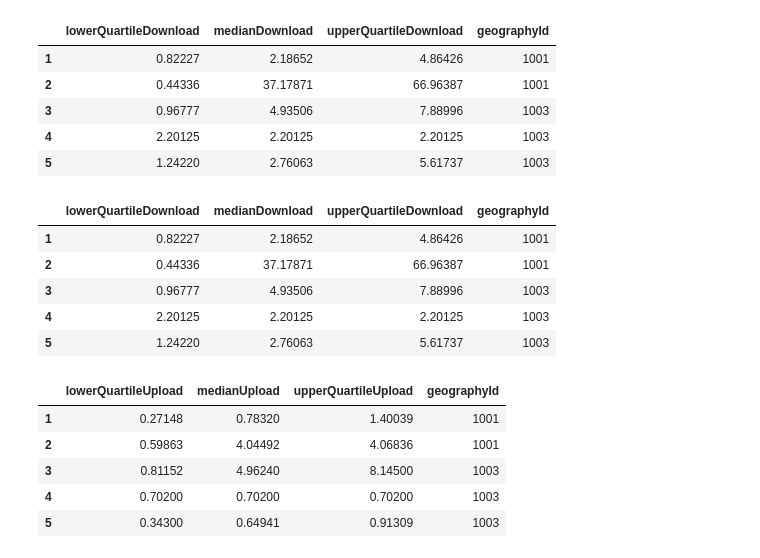
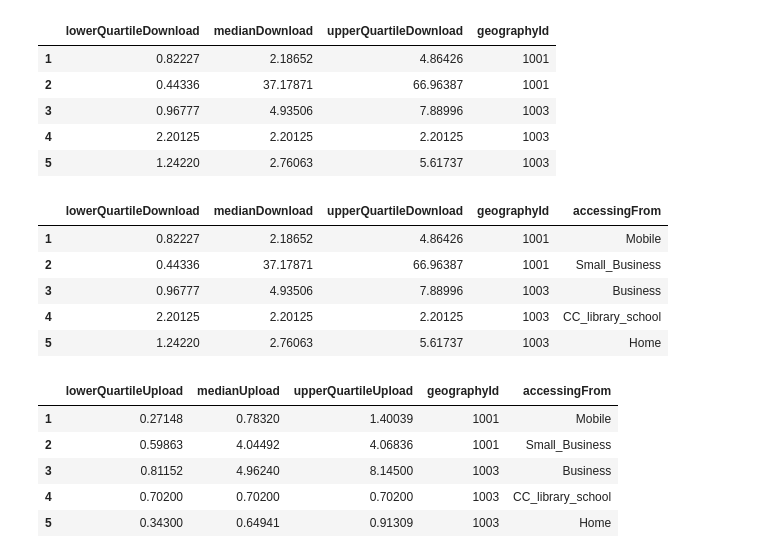
Before and after one commit to SethPaul/Pandas_Intro, a Jupyter notebook: 2_pandas_overview.ipynb, the cells around one changed output. Cells and saved outputs as stored; diff of their text form; code cells hidden in the pictures.

```diff
--- a/2_pandas_overview.ipynb
+++ b/2_pandas_overview.ipynb
@@ -362,24 +362,26 @@ downers.head()
 | 4 | 2.20125 | 2.20125 | 2.20125 | 1003 |
 | 5 | 1.24220 | 2.76063 | 5.61737 | 1003 |
 # %%
-downers = broadbandDF.loc[1:20,broadbandDF.columns.str.contains('Download')].copy()
-downers['geographyId']=broadbandDF.loc[:,'geographyId']
+downers = broadbandDF.loc[1:10,broadbandDF.columns.str.contains('Download')].copy()
+downers['geographyId']=broadbandDF.loc[1:10,'geographyId']
+downers['accessingFrom']=broadbandDF.loc[1:10,'accessingFrom']
 downers.head()
 # %% [output]
-|  | lowerQuartileDownload | medianDownload | upperQuartileDownload | geographyId |
-| 1 | 0.82227 | 2.18652 | 4.86426 | 1001 |
-| 2 | 0.44336 | 37.17871 | 66.96387 | 1001 |
-| 3 | 0.96777 | 4.93506 | 7.88996 | 1003 |
-| 4 | 2.20125 | 2.20125 | 2.20125 | 1003 |
-| 5 | 1.24220 | 2.76063 | 5.61737 | 1003 |
+|  | lowerQuartileDownload | medianDownload | upperQuartileDownload | geographyId | accessingFrom |
+| 1 | 0.82227 | 2.18652 | 4.86426 | 1001 | Mobile |
+| 2 | 0.44336 | 37.17871 | 66.96387 | 1001 | Small_Business |
+| 3 | 0.96777 | 4.93506 | 7.88996 | 1003 | Business |
+| 4 | 2.20125 | 2.20125 | 2.20125 | 1003 | CC_library_school |
+| 5 | 1.24220 | 2.76063 | 5.61737 | 1003 | Home |
 # %%
-uppers = broadbandDF.loc[1:20,broadbandDF.columns.str.contains('Upload')].copy()
-uppers['geographyId']=broadbandDF.loc[1:20,'geographyId']
+uppers = broadbandDF.loc[1:10,broadbandDF.columns.str.contains('Upload')].copy()
+uppers['geographyId']=broadbandDF.loc[1:10,'geographyId']
+uppers['accessingFrom']=broadbandDF.loc[1:10,'accessingFrom']
 uppers.head()
 # %% [output]
-|  | lowerQuartileUpload | medianUpload | upperQuartileUpload | geographyId |
-| 1 | 0.27148 | 0.78320 | 1.40039 | 1001 |
-| 2 | 0.59863 | 4.04492 | 4.06836 | 1001 |
-| 3 | 0.81152 | 4.96240 | 8.14500 | 1003 |
-| 4 | 0.70200 | 0.70200 | 0.70200 | 1003 |
-| 5 | 0.34300 | 0.64941 | 0.91309 | 1003 |
+|  | lowerQuartileUpload | medianUpload | upperQuartileUpload | geographyId | accessingFrom |
+| 1 | 0.27148 | 0.78320 | 1.40039 | 1001 | Mobile |
+| 2 | 0.59863 | 4.04492 | 4.06836 | 1001 | Small_Business |
+| 3 | 0.81152 | 4.96240 | 8.14500 | 1003 | Business |
+| 4 | 0.70200 | 0.70200 | 0.70200 | 1003 | CC_library_school |
+| 5 | 0.34300 | 0.64941 | 0.91309 | 1003 | Home |
```
Also changed, not shown: parts of 20 cells of this notebook, 2 other files.
